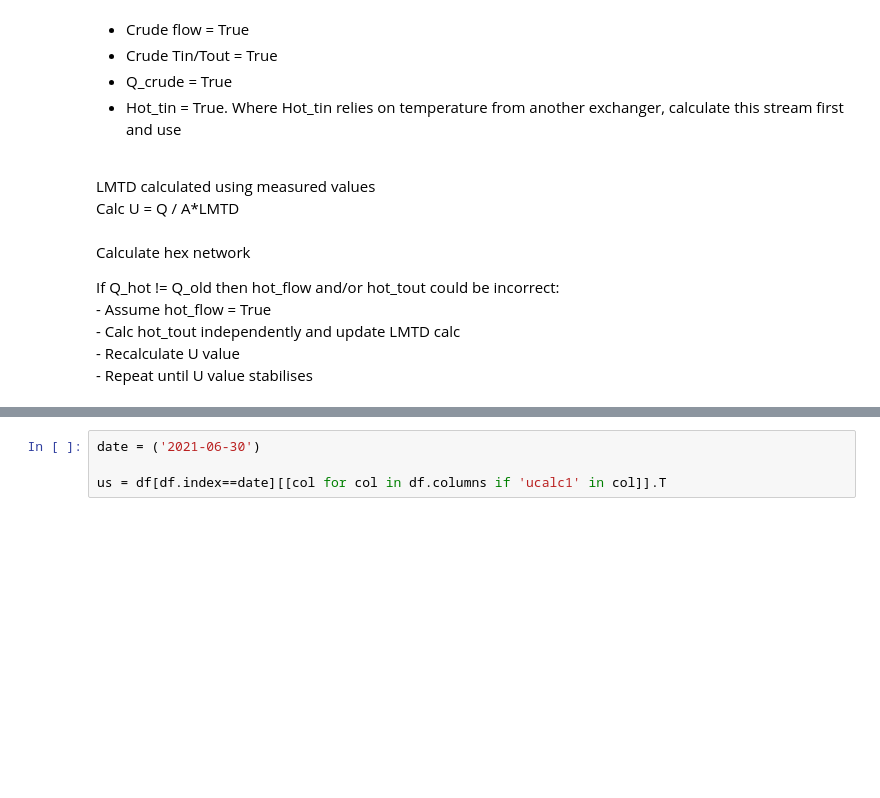
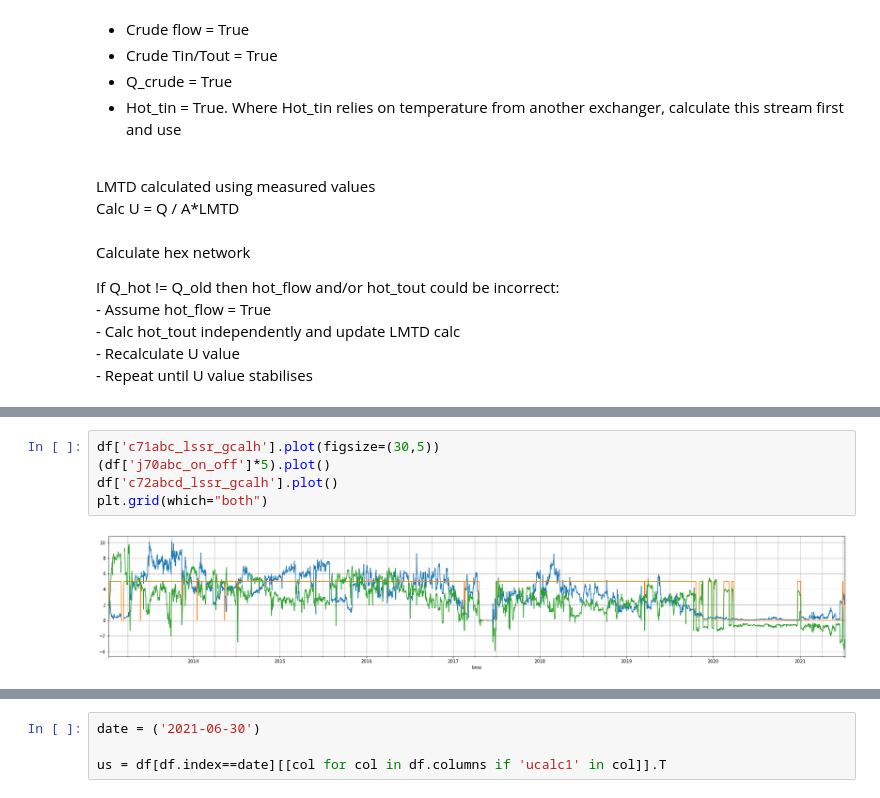
Before and after one commit to AdamPengilly/PIP_Apps, a Jupyter notebook: hexchanger/hexchanger_rev3.ipynb, the cells around one changed output, grey strips where cells are left out. Drawn from its saved outputs; the diff is of its cells as text; blank space fills up the shorter version.

```diff
--- a/hexchanger/hexchanger_rev3.ipynb
+++ b/hexchanger/hexchanger_rev3.ipynb
@@ -4301 +6002,8 @@ plt.legend(['FCC_feed_temp', 'FCC_feedrate'])
+# %%
+df['c71abc_lssr_gcalh'].plot(figsize=(30,5))
+(df['j70abc_on_off']*5).plot()
+df['c72abcd_lssr_gcalh'].plot()
+plt.grid(which="both")
+# %% [output]
+[figure, added]
 # %%
```
Also changed, not shown: parts of 115 cells of this notebook.
